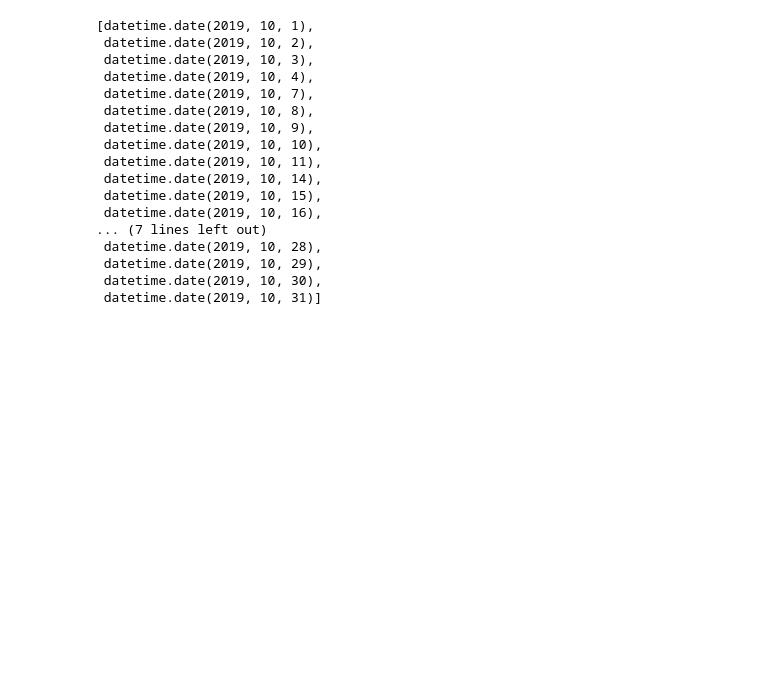
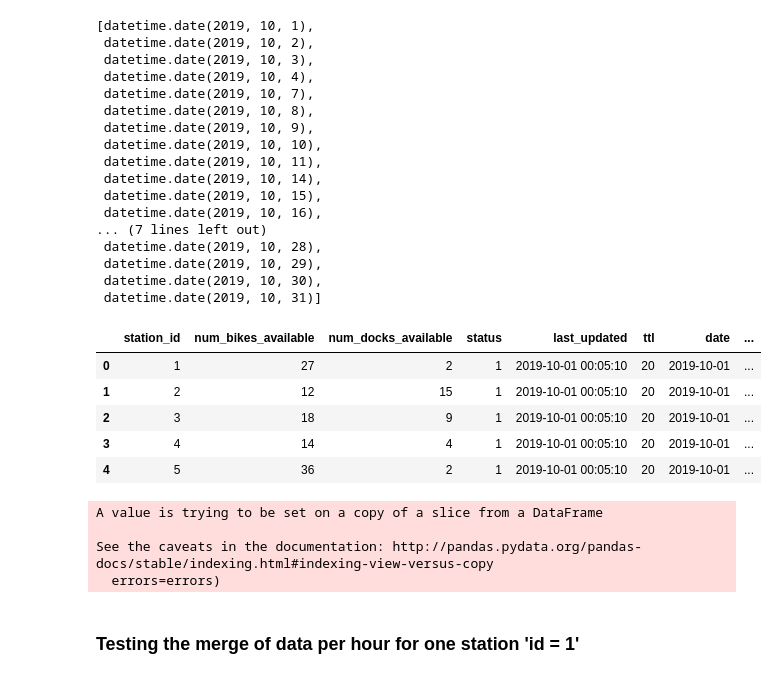
Before and after one commit to jaumevr15/Bicing-Stations-Analysis, a Jupyter notebook: your-project/code/1_datetime .ipynb, the cells around one changed output. Saved outputs shown, nothing was run; the diff lists cells and outputs as text; code cells hidden in the pictures; blank space fills up the shorter version.

```diff
--- a/your-project/code/1_datetime .ipynb
+++ b/your-project/code/1_datetime .ipynb
@@ -12,0 +25,3 @@ octubre = pd.read_csv("..\\Dataset\\October_cleaned.csv",encoding="utf_8")
+# %%
+#We set 'last_updated' as datetime
+octubre.last_updated = pd.to_datetime(octubre.last_updated)
@@ -12,0 +43,3 @@ octubre = pd.read_csv("..\\Dataset\\October_cleaned.csv",encoding="utf_8")
+# %%
+#Dropping 'unnamed: 0' column
+octubre.drop(columns='Unnamed: 0',inplace=True)
@@ -40,9 +73,12 @@ abs((day31 - day1).days)
 # %%
 #Let's find working days
 weekdays = []
+weekends = []
 day = day1 - timedelta(days=1)
 for d in range(abs((day31 - day1 + timedelta(days=1)).days)):
     day = day + timedelta(days=1)
     whichday = day.weekday()
     if whichday in range(5):
         weekdays.append(day)
+    else:
+        weekends.append(day)
@@ -71,0 +110,13 @@ grouped = octubre.groupby([times.day, times.hour]).mean()
+# %%
+#Data will be easier to handle time if we split the original data by date and time
+octubre['date'] = [d.date() for d in octubre['last_updated']]
+octubre['time'] = [d.time() for d in octubre['last_updated']]
+# %%
+octubre.head()
+# %% [output]
+|  | station_id | num_bikes_available | num_docks_available | status | last_updated | ttl | date | ... |
+| 0 | 1 | 27 | 2 | 1 | 2019-10-01 00:05:10 | 20 | 2019-10-01 | ... |
+| 1 | 2 | 12 | 15 | 1 | 2019-10-01 00:05:10 | 20 | 2019-10-01 | ... |
+| 2 | 3 | 18 | 9 | 1 | 2019-10-01 00:05:10 | 20 | 2019-10-01 | ... |
+| 3 | 4 | 14 | 4 | 1 | 2019-10-01 00:05:10 | 20 | 2019-10-01 | ... |
+| 4 | 5 | 36 | 2 | 1 | 2019-10-01 00:05:10 | 20 | 2019-10-01 | ... |
@@ -71,0 +128,11 @@ grouped = octubre.groupby([times.day, times.hour]).mean()
+# %%
+#Once the division has been done, we keep the original timeframe
+oct_wd.drop(columns=['date','time'],inplace=True)
+oct_we.drop(columns=['date','time'],inplace=True)
+# %% [output]
+A value is trying to be set on a copy of a slice from a DataFrame
+
+See the caveats in the documentation: http://pandas.pydata.org/pandas-docs/stable/indexing.html#indexing-view-versus-copy
+  errors=errors)
+# %% [markdown]
+### Testing the merge of data per hour for one station 'id = 1'
```
Also changed, not shown: parts of 32 cells of this notebook, 1 other file.
